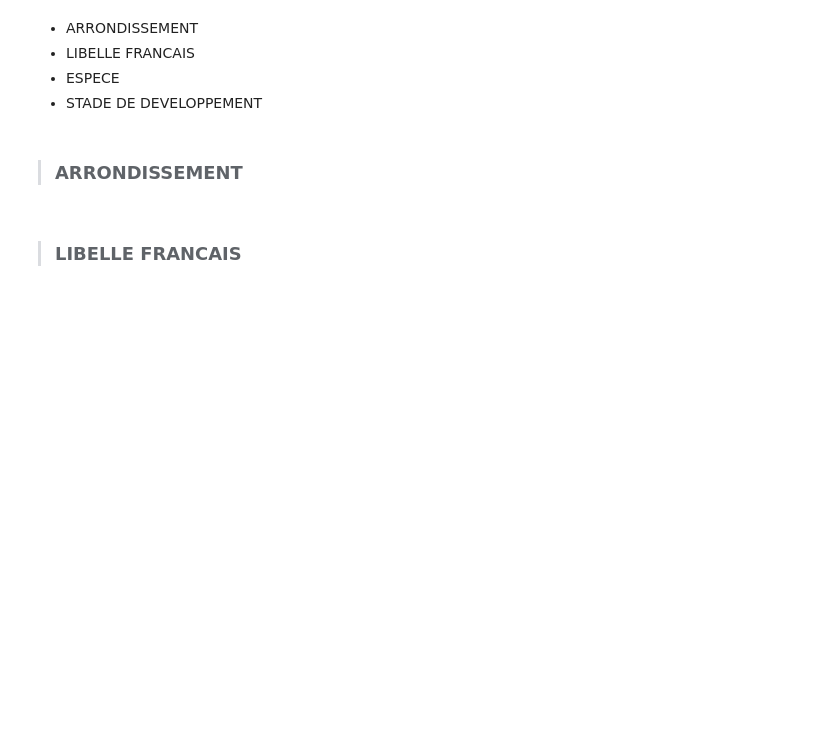
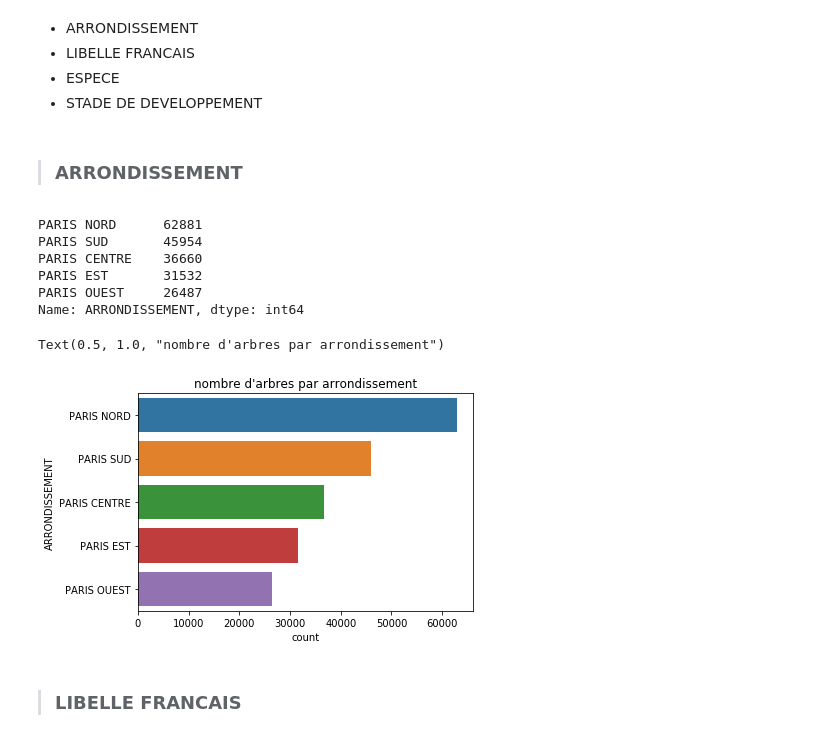
Before and after one commit to Rezzas/ocr_projet2, a Jupyter notebook: P2_ramos_sebastian/P2_ramos_sebastian.ipynb, the cells around one changed output. Cells and saved outputs as stored; diff of their text form; code cells hidden in the pictures; blank space fills up the shorter version.

```diff
--- a/P2_ramos_sebastian/P2_ramos_sebastian.ipynb
+++ b/P2_ramos_sebastian/P2_ramos_sebastian.ipynb
@@ -1931,2 +2084,16 @@ sns.boxplot(x='HAUTEUR (m)', y='ARRONDISSEMENT', data=data)
+# %%
+data['ARRONDISSEMENT'].value_counts()
+# %% [output]
+PARIS NORD      62881
+PARIS SUD       45954
+PARIS CENTRE    36660
+PARIS EST       31532
+PARIS OUEST     26487
+Name: ARRONDISSEMENT, dtype: int64
+# %%
+sns.countplot(y='ARRONDISSEMENT', data=data, order = data['ARRONDISSEMENT'].value_counts().index).set_title('nombre d\'arbres par arrondissement')
+# %% [output]
+Text(0.5, 1.0, "nombre d'arbres par arrondissement")
+[figure, added]
 # %% [markdown]
 > ### LIBELLE FRANCAIS
```
Also changed, not shown: parts of 63 cells of this notebook, 1 other file.
